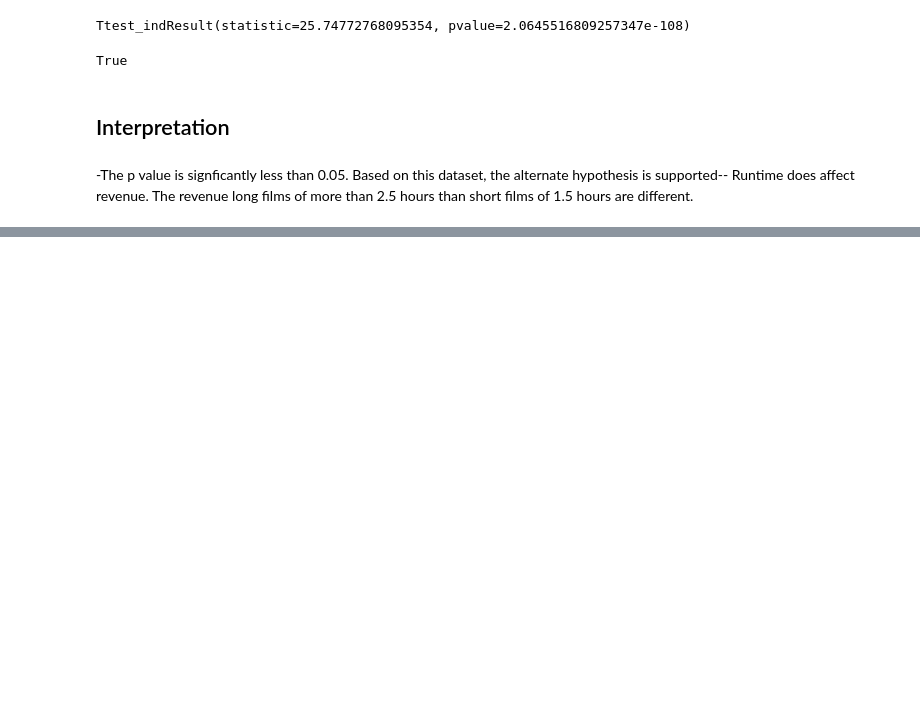
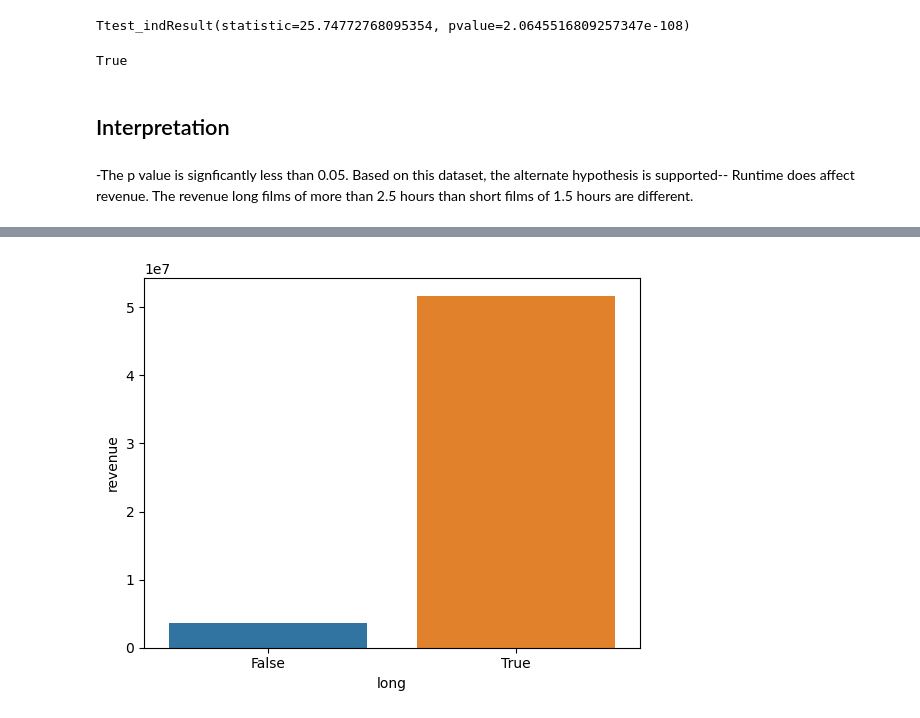
Before and after one commit to Elispreng/Project_3, a Jupyter notebook: Project3_Part4_Spreng-Copy1.ipynb, the cells around one changed output, grey strips where cells are left out. Cells and saved outputs as stored; diff of their text form; code cells hidden in the pictures; blank space fills up the shorter version.

```diff
--- a/Project3_Part4_Spreng-Copy1.ipynb
+++ b/Project3_Part4_Spreng-Copy1.ipynb
@@ -537,0 +705,8 @@ sns.countplot(data=long_film_df, x='runtime')
+# %%
+#seperate the columns of interest
+long_df= firsthypo_df.loc[firsthypo_df['runtime'] > 150, ['revenue', 'runtime']]
+short_df= firsthypo_df.loc[firsthypo_df['runtime'] < 90, ['revenue', 'runtime']]
+# %%
+#concatenate the two dataframes
+plot_df=pd.concat([long_df,short_df],axis=0)
+plot_df
@@ -537,0 +727,3 @@ sns.countplot(data=long_film_df, x='runtime')
+# %%
+plot_df['long']= plot_df['runtime']> 150
+plot_df
@@ -537,0 +744,3 @@ sns.countplot(data=long_film_df, x='runtime')
+# %%
+plot_df['short']= plot_df['runtime'] < 90
+plot_df
@@ -537,0 +765,5 @@ sns.countplot(data=long_film_df, x='runtime')
+# %%
+# checking long film
+ax=sns.barplot(data=plot_df, x='long', y = 'revenue', errorbar=None)
+# %% [output]
+[figure, added]
```
Also changed, not shown: parts of 51 cells of this notebook, 2 other files.
